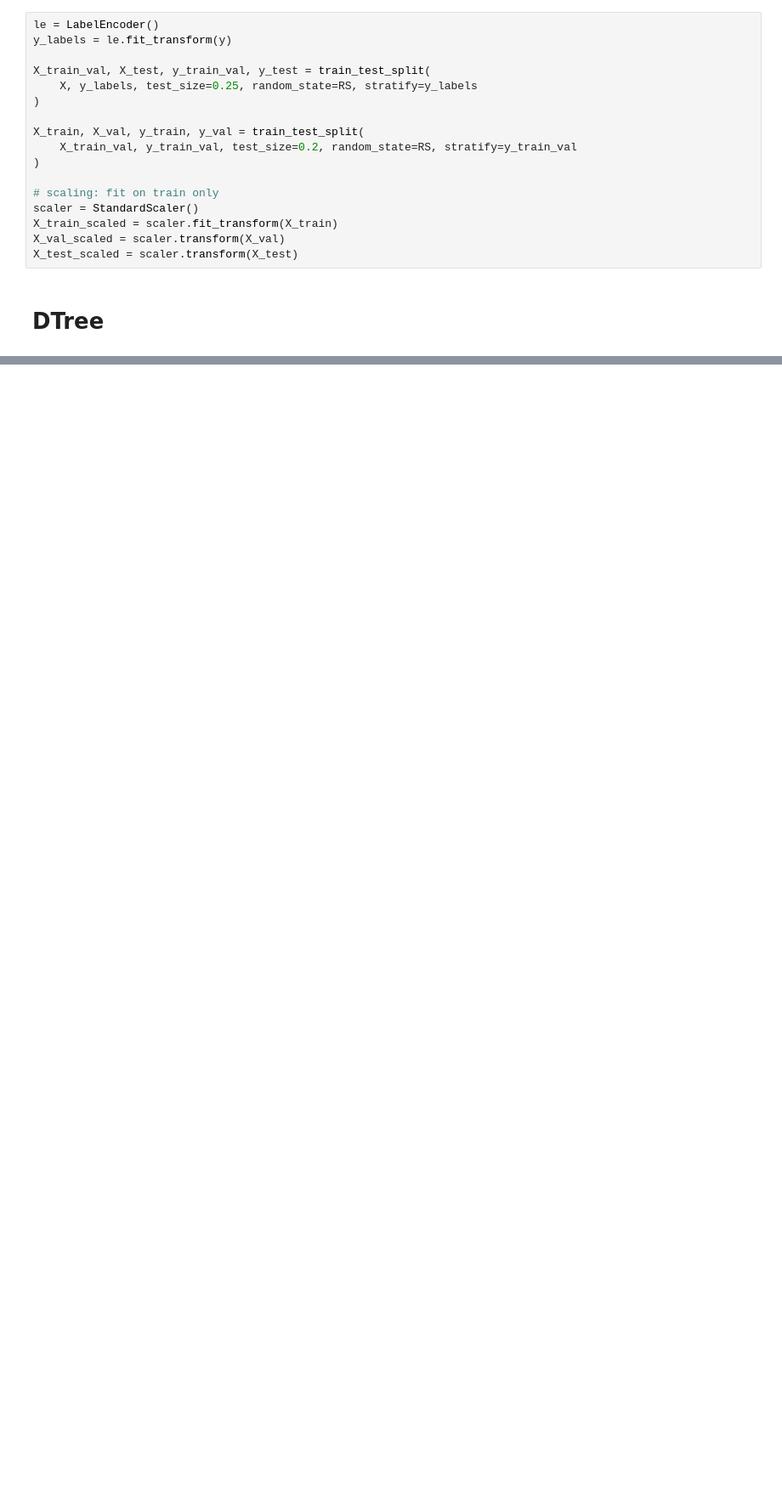
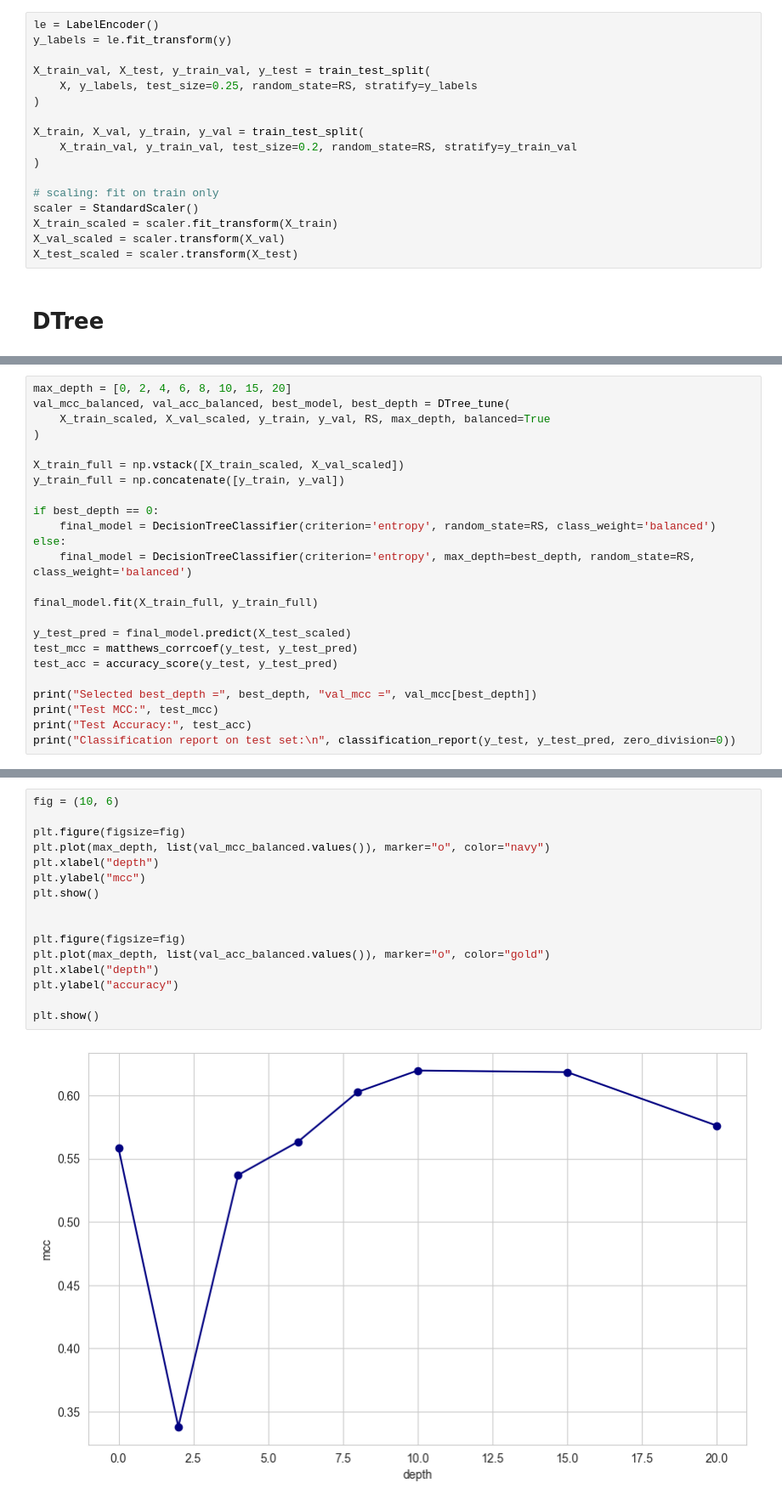
Before and after one commit to djordan015/CSCI-635-01-Group-4, a Jupyter notebook: ml/notebooks/decision_tree.ipynb, the cells around one changed output, grey strips where cells are left out. Shown at 85% size. Cells and saved outputs as stored; diff of their text form; blank space fills up the shorter version.

```diff
--- a/ml/notebooks/decision_tree.ipynb
+++ b/ml/notebooks/decision_tree.ipynb
@@ -172,0 +184,24 @@ weighted avg       0.51      0.52      0.51    269498
+# %%
+max_depth = [0, 2, 4, 6, 8, 10, 15, 20]
+val_mcc_balanced, val_acc_balanced, best_model, best_depth = DTree_tune(
+    X_train_scaled, X_val_scaled, y_train, y_val, RS, max_depth, balanced=True
+)
+
+X_train_full = np.vstack([X_train_scaled, X_val_scaled])
+y_train_full = np.concatenate([y_train, y_val])
+
+if best_depth == 0:
+    final_model = DecisionTreeClassifier(criterion='entropy', random_state=RS, class_weight='balanced')
+else:
+    final_model = DecisionTreeClassifier(criterion='entropy', max_depth=best_depth, random_state=RS, class_weight='balanced')
+
+final_model.fit(X_train_full, y_train_full)
+
+y_test_pred = final_model.predict(X_test_scaled)
+test_mcc = matthews_corrcoef(y_test, y_test_pred)
+test_acc = accuracy_score(y_test, y_test_pred)
+
+print("Selected best_depth =", best_depth, "val_mcc =", val_mcc[best_depth])
+print("Test MCC:", test_mcc)
+print("Test Accuracy:", test_acc)
+print("Classification report on test set:\n", classification_report(y_test, y_test_pred, zero_division=0))
@@ -172,0 +226,18 @@ weighted avg       0.51      0.52      0.51    269498
+# %%
+fig = (10, 6)
+
+plt.figure(figsize=fig)
+plt.plot(max_depth, list(val_mcc_balanced.values()), marker="o", color="navy")
+plt.xlabel("depth")
+plt.ylabel("mcc")
+plt.show()
+
+
+plt.figure(figsize=fig)
+plt.plot(max_depth, list(val_acc_balanced.values()), marker="o", color="gold")
+plt.xlabel("depth")
+plt.ylabel("accuracy")
+
+plt.show()
+# %% [output]
+[figure, added]
```
Also changed, not shown: parts of 14 cells of this notebook, 2 other files.
